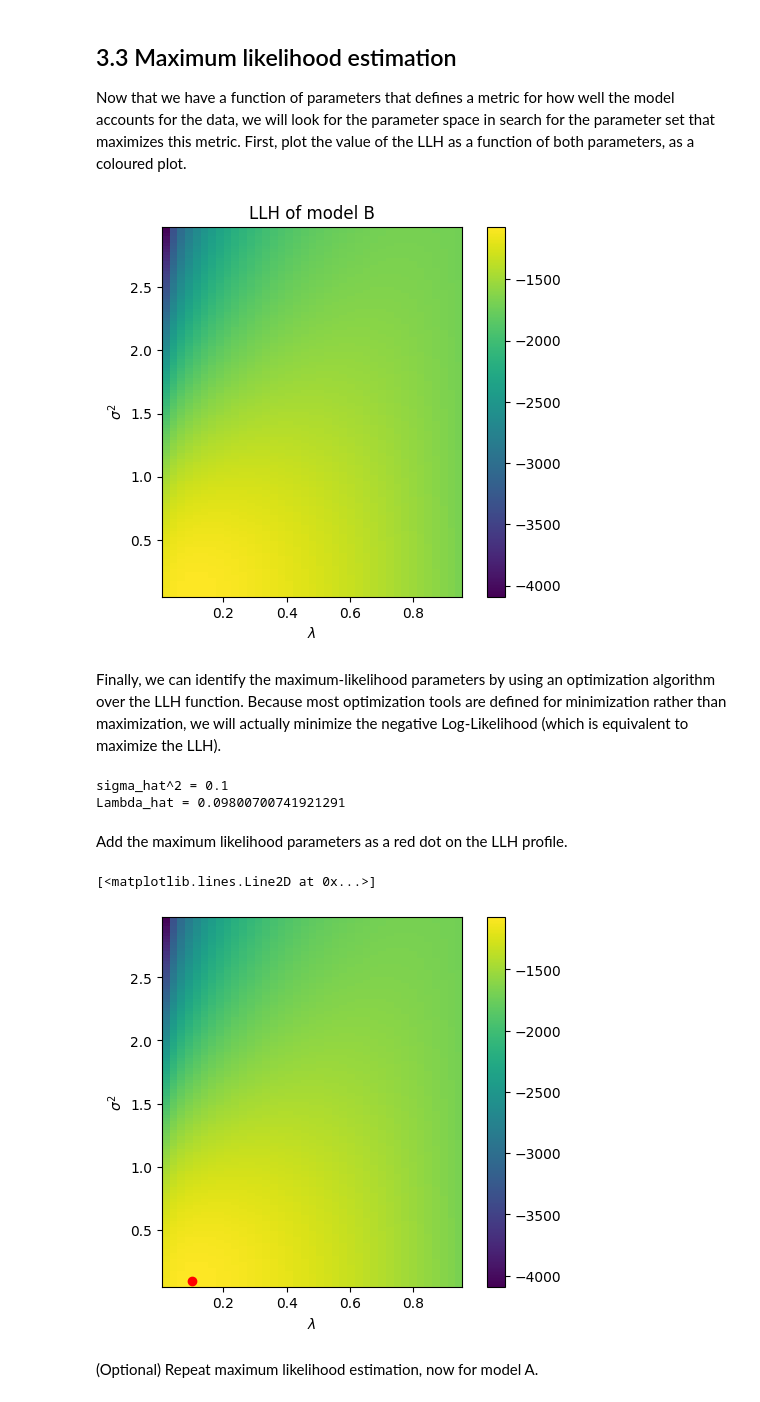
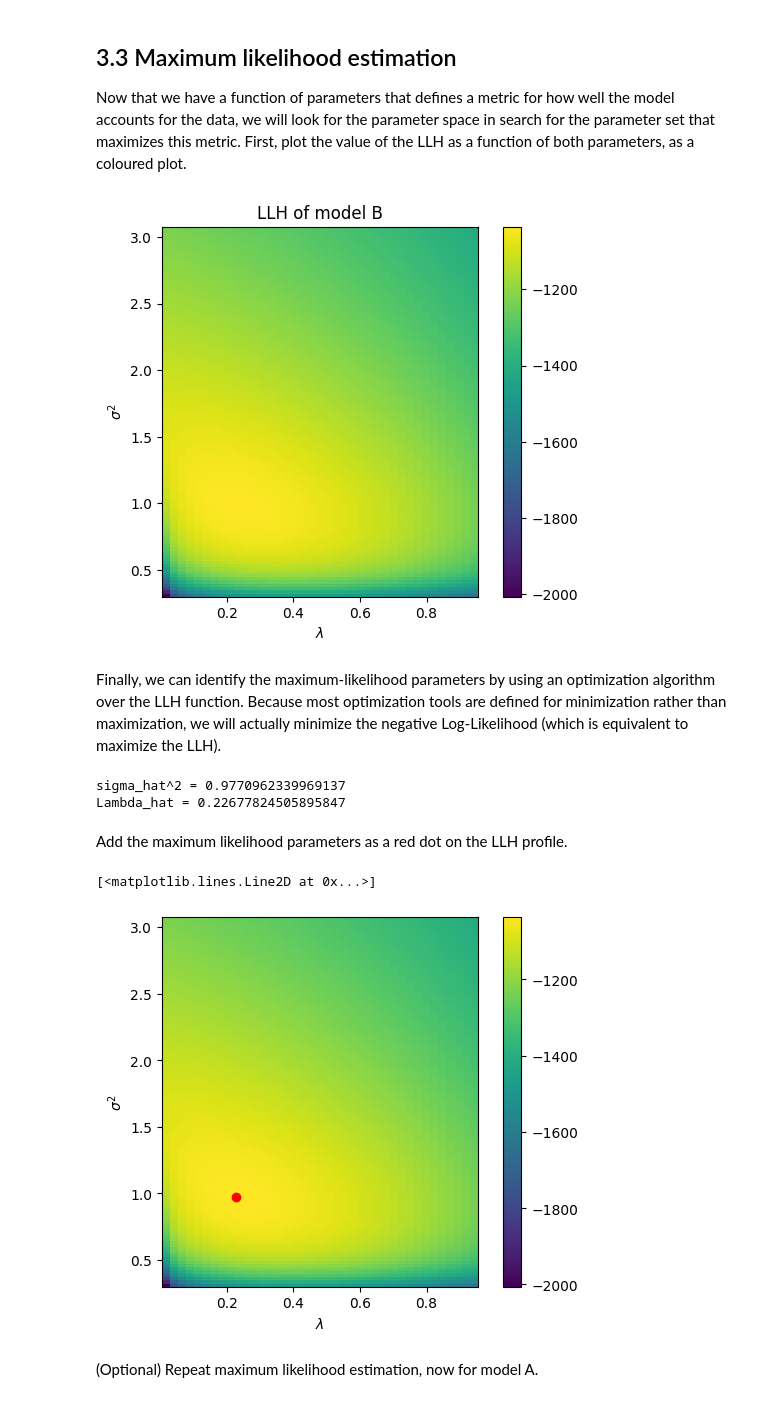
Before and after one commit to LuisKleinwort/CognitiveModelling2024Assignment1, a Jupyter notebook: tutorial_1A.ipynb, the cells around one changed output. Drawn from its saved outputs; the diff is of its cells as text; code cells hidden in the pictures.

```diff
--- a/tutorial_1A.ipynb
+++ b/tutorial_1A.ipynb
@@ -224,8 +224,8 @@ sigma_d = 1 # decision noise
 sigma_m = 1.5
 
 #use generate experimental conditions from actual dataset
-c = df_exp["condition"].tolist() # condition
-s = df_exp["stimulus"].tolist() #stimulus evidence
+c = df_exp["condition"].to_numpy() # condition
+s = df_exp["stimulus"].to_numpy() #stimulus evidence
 
 # simulated model
 r = simulate_modelA(s, c, sigma_d, sigma_m, T)
@@ -272,13 +272,12 @@ def p_modelB(s, c, sigma_d, Lambda):
     Returns:
         list: probability of rightward choice, for each trial
     """
-    tetha = lambda s: norm.cdf(s, sigma_d) # I assume T = 0.
 
     # probability of rightward choice if control trial
-    p_ctrl = np.array(list(map(tetha, s)))
+    p_ctrl = norm.cdf(s/sigma_d) # Assumming T = 0
 
     # probability of rightward choice if manipulated condition
-    p_manip = (1 - Lambda) * np.array(list(map(tetha, s))) + Lambda/2
+    p_manip = (1 - Lambda) * p_ctrl + Lambda/2
 
     # probability of rightward choice in control and manipulated condition
     p = np.where(c == 'control', p_ctrl, p_manip)
@@ -390,9 +386,9 @@ def LogLikelihood_modelB(df, sigma_d, Lambda):
     Returns:
         scalar: log-likelihood of model B
     """
-    c = df["condition"].tolist() # condition
-    s = df["stimulus"].tolist() # stimulus evidence
-    r = df["response"].tolist() # response
+    c = df["condition"].to_numpy() # condition
+    s = df["stimulus"].to_numpy() # stimulus evidence
+    r = df["response"].to_numpy() # response
 
     # p of rightward choice for each trial in dataset, according to model B
     p = p_modelB(s, c, sigma_d, Lambda)
@@ -422,7 +418,7 @@ First, plot the value of the LLH as a function of both parameters, as a coloured
 # %%
 # define linearly space values of Lambda and sigma
 Lambda = np.arange(0.005, 0.96, 0.025)
-sigma = np.arange(0.05, 3.0, 0.025)
+sigma = np.arange(0.3, 3.1, 0.025)
 
 # compute all possible pairs of parameter values (defining a grid)
 LL, ss = np.meshgrid(Lambda, sigma)
@@ -444,7 +440,7 @@ def show_LL(LLH,Lambda,sigma):
 show_LL(LLH,Lambda,sigma)
 plt.title('LLH of model B');
 # %% [output]
-[figure, old version]
+[figure, new version]
 # %% [markdown]
 Finally, we can identify the maximum-likelihood parameters by using an optimization algorithm over the LLH function. Because most optimization tools are defined for minimization rather than maximization, we will actually minimize the negative Log-Likelihood (which is equivalent to maximize the LLH).
 # %%
@@ -476,19 +472,19 @@ result = optimize.minimize(neg_llh_modelB, x0=x0, args=(df_exp), bounds=bounds)
 print("sigma_hat^2 =",sigma_hat)
 print("Lambda_hat =",Lambda_hat)
 # %% [output]
-sigma_hat^2 = 0.1
-Lambda_hat = 0.09800700741921291
+sigma_hat^2 = 0.9770962339969137
+Lambda_hat = 0.22677824505895847
 # %% [markdown]
 Add the maximum likelihood parameters as a red dot on the LLH profile.
 # %%
 # plot LLH profile
 show_LL(LLH,Lambda,sigma)
 
 # add MLE parameters as red dot
-plt.plot(sigma_hat,Lambda_hat, color='red', marker='o')
+plt.plot(Lambda_hat, sigma_hat, color='red', marker='o')
 # %% [output]
 [<matplotlib.lines.Line2D at 0x...>]
-[figure, old version]
+[figure, new version]
 # %% [markdown]
 (Optional) Repeat maximum likelihood estimation, now for model A.
 # %%
```
Also changed, not shown: parts of 6 cells of this notebook.
